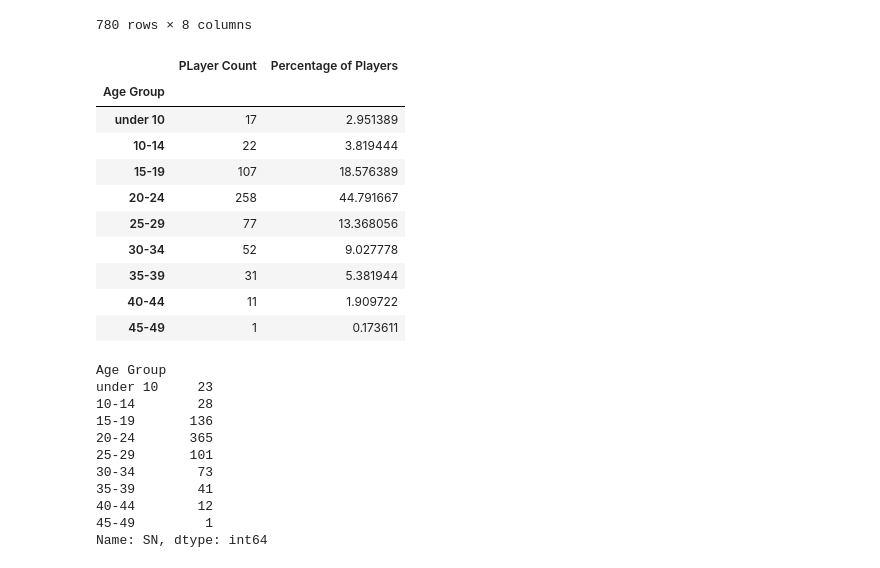
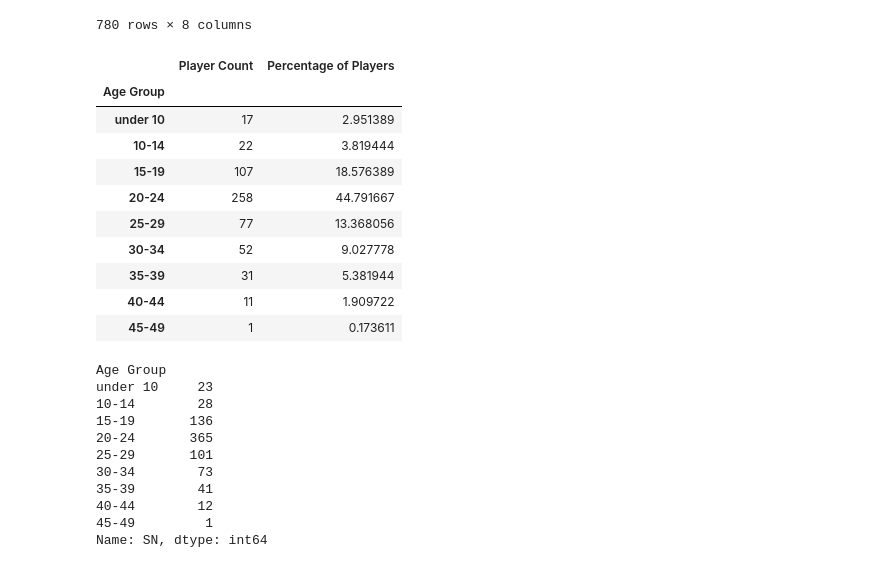
Before and after one commit to juliemcbaker/pandas-challenge, a Jupyter notebook: HeroesOfPymoli/HeroesOfPymoli_baker.ipynb, the cells around one changed output. Saved outputs shown, nothing was run; the diff lists cells and outputs as text; code cells hidden in the pictures.

```diff
--- a/HeroesOfPymoli/HeroesOfPymoli_baker.ipynb
+++ b/HeroesOfPymoli/HeroesOfPymoli_baker.ipynb
@@ -272,11 +272,11 @@ age_demos_df = pd.merge(age_counts_df2, age_counts_df3, on='Age Group')
 age_demos_df['Percentage of Players'] = (age_demos_df['SN_x'] / user_count)*100
 # %%
 # renaming the columns I want to keep then dropping the column I don't need
-age_demos_df = age_demos_df.rename(columns={'SN_x': 'PLayer Count', 'Percentage of Players': 'Percentage of Players'})
+age_demos_df = age_demos_df.rename(columns={'SN_x': 'Player Count', 'Percentage of Players': 'Percentage of Players'})
 age_demos_df = age_demos_df.drop(columns='SN_y')
 age_demos_df
 # %% [output]
-|  | PLayer Count | Percentage of Players |
+|  | Player Count | Percentage of Players |
 | Age Group |  |  |
 | under 10 | 17 | 2.951389 |
 | 10-14 | 22 | 3.819444 |
```
Also changed, not shown: parts of 4 cells of this notebook.
